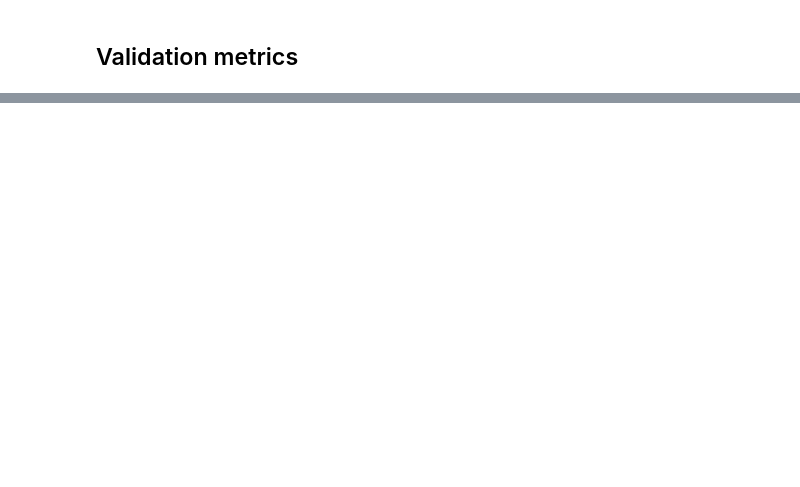
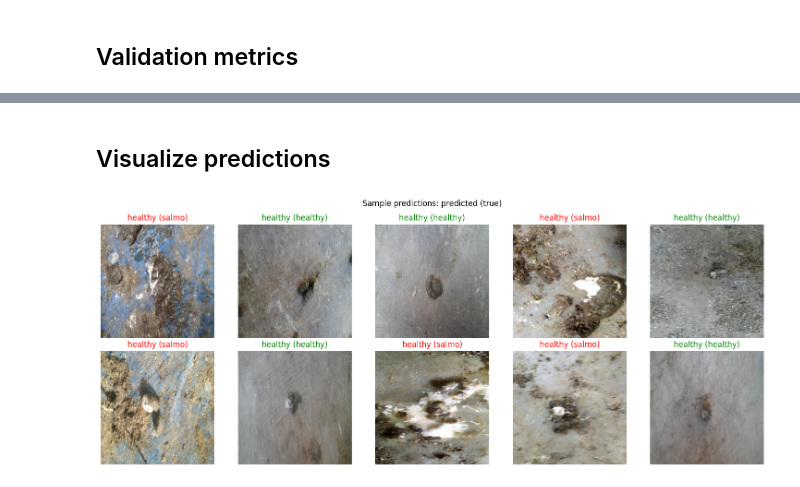
Before and after one commit to melissaortegaa/monografia, a Jupyter notebook: 02_baseline.ipynb, the cells around one changed output, grey strips where cells are left out. Saved outputs shown, nothing was run; the diff lists cells and outputs as text; code cells hidden in the pictures; blank space fills up the shorter version.

```diff
--- a/02_baseline.ipynb
+++ b/02_baseline.ipynb
@@ -751,0 +762,47 @@ results_df
+# %% [markdown]
+## Visualize predictions
+# %%
+# Predict labels for test images
+y_hat = model.predict(test_generator, verbose=0)
+y_hat = np.argmax(y_hat, axis=1)
+
+# Define class names
+class_names = ['healthy', 'salmo']
+
+# Create figure and subplots
+fig, axs = plt.subplots(2, 5, figsize=(15, 6))
+axs = axs.ravel()
+
+# Choose 10 random images from test set
+indices = np.random.choice(len(test_generator.filenames), size=10, replace=False)
+
+# Loop through images and display them with their predicted and true labels
+for i, index in enumerate(indices):
+    # Get image path and load image
+    img_path = os.path.join(test_dir, test_generator.filenames[index])
+    img = mpimg.imread(img_path)
+
+    # Get true label of image
+    if 'healthy' in os.path.basename(img_path):
+        true_label = 'healthy'
+    elif 'salmo' in os.path.basename(img_path):
+        true_label = 'salmo'
+    else:
+        print('La imagen no pertenece a ninguna clase')
+
+    # Get predicted label of image
+    pred_label = class_names[y_hat[index]]
+    pred_label = 'salmo' if pred_label == 1 else 'healthy'
+
+    # Display image in corresponding subplot
+    ax = axs[i]
+    ax.imshow(img)
+    ax.set_title(f"{pred_label} ({true_label})", color="green" if pred_label == true_label else "red")
+    ax.axis('off')
+
+# Add title to figure
+fig.suptitle('Sample predictions: predicted (true)')
+plt.tight_layout()
+plt.show();
+# %% [output]
+[figure, added]
```
Also changed, not shown: parts of 9 cells of this notebook.
